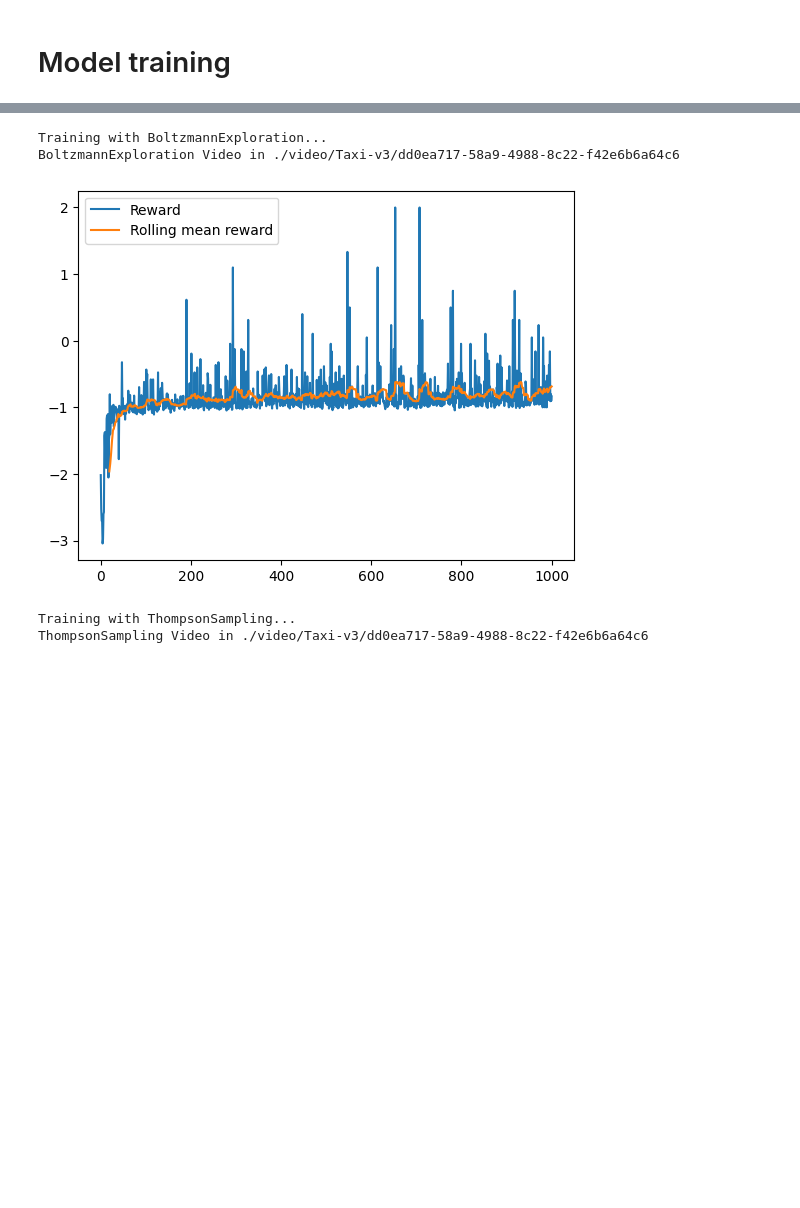
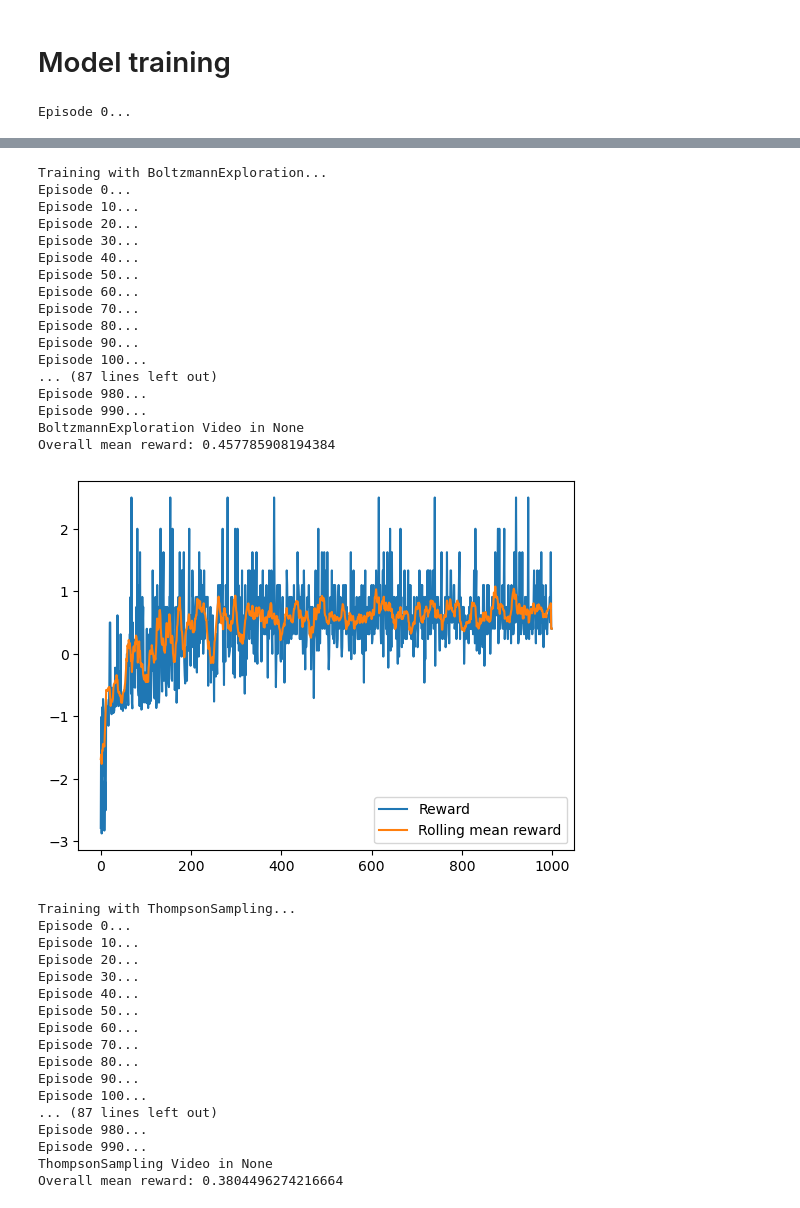
Before and after one commit to shmnrr/CS4049_ASS2, a Jupyter notebook: assessment2.ipynb, the cells around one changed output, grey strips where cells are left out. Drawn from its saved outputs; the diff is of its cells as text; code cells hidden in the pictures; blank space fills up the shorter version.

```diff
--- a/assessment2.ipynb
+++ b/assessment2.ipynb
@@ -50,7 +50,7 @@ class QTable:
     - learning_rate (float): The learning rate for updating Q-values (default is 0.3).
     - discount_factor (float): The discount factor for future rewards in Q-value updates (default is 0.7).
     """
-    def __init__(self, action_space: int, state_space: int, learning_rate: float = 0.3, discount_factor: float = 0.7):
+    def __init__(self, action_space: int, state_space: int, learning_rate: float = 1, discount_factor: float = 0.3):
         # Initialize the Q-table with random values
         self.q = np.random.random((state_space, action_space))
         self.alpha = learning_rate  # Learning rate for Q-value updates
@@ -58,7 +58,7 @@ class QTable:
 
     def update(
         self, states: typing.List[int], next_states: typing.List[int],
-        actions_taken: typing.List[int], rewards: typing.List[float]
+        actions_taken: typing.List[int], rewards: typing.List[float], done: typing.List[bool]
     ):
         """
         Update Q-values based on experienced transitions.
@@ -68,6 +68,7 @@ class QTable:
         - next_states (List[int]): List of next states.
         - actions_taken (List[int]): List of actions taken.
         - rewards (List[float]): List of rewards received.
+        - done (List[int]): List of states if done.
         """
         for i in range(len(states)):
             state = states[i]
@@ -76,9 +77,12 @@ class QTable:
             reward = rewards[i]
 
             # Q-value update using the Q-learning formula
-            self.q[state][action_taken] = self.q[state][action_taken] + self.alpha * (
-                reward + self.gamma * self.max_reward(next_state) - self.q[state][action_taken]
+            if not done[i]:
+                self.q[state][action_taken] = self.q[state][action_taken] + self.alpha * (
+                    reward + self.gamma * self.max_reward(next_state) - self.q[state][action_taken]
             )
+            else:
+                self.q[state][action_taken] = reward
 
     def max_reward(self, state: int) -> float:
         """
@@ -215,9 +241,9 @@ class UpperConfidenceBound:
     Parameters:
     - action_space (int): The number of possible actions in the environment.
     - state_space (int): The number of possible states in the environment.
-    - p_decay (float): The parameter controlling the exploration-exploitation balance (default is 4.0).
+    - p_decay (float): The parameter controlling the exploration-exploitation balance (default is 0.01).
     """
-    def __init__(self, action_space: int, state_space: int, p_decay: float = 4.0):
+    def __init__(self, action_space: int, state_space: int, p_decay: float = 0.01):
         self.p_decay = p_decay  # Parameter controlling exploration-exploitation balance
         self.t = 1  # Time step
         self.action_space = action_space  # Number of possible actions
@@ -282,7 +308,7 @@ class BoltzmannExploration:
         probabilities /= np.sum(probabilities)
 
         # Choose an action based on the calculated probabilities
-        action = np.random.choice(self.action_space, p=probabilities)
+        action = np.argmax(probabilities)
 
         return action
 # %%
@@ -415,13 +446,13 @@ def learn(env, num_episodes: int, selection_method, learning_method, print_episo
 env, folder_name = create_environment("Taxi-v3", False)
 
 # Train the agent using Upper Confidence Bound for action selection and QNeural for learning
-rewards = learn(env, 100, UpperConfidenceBound, QNeural, print_episodes = True)
+rewards, model = learn(env, 10, 10000, EpsilonGreedy, QNeural, print_nth_episode=1)
 
 # Display information about video recording folder
 print(f"Video in {folder_name}")
 
 # Calculate rolling mean of rewards for smoother visualization
-window = 20
+window = 10
 average_reward = []
 for _ in range(window - 1):
     average_reward.insert(0, np.nan)
@@ -433,20 +464,27 @@ plt.plot(rewards, label="Reward")
 plt.plot(average_reward, label="Rolling mean reward")
 plt.legend()
 plt.show()
+# %% [output]
+Episode 0...
 # %%
-def train_and_plot(env, num_episodes, action_selections, learning_method, window=20):
+def train_and_plot(env, num_episodes, max_steps_per_episode, action_selections, learning_method, window=10):
+    models = []
     for action_selection in action_selections:
         print(f"Training with {action_selection.__name__}...")
         # Train the agent using the specified action selection method and learning method
-        rewards = learn(env, num_episodes, action_selection, learning_method)
+        rewards, model = learn(env, num_episodes, max_steps_per_episode, action_selection, learning_method, window)
+        models.append(model)
 
         # Display information about video recording folder
         print(f"{action_selection.__name__} Video in {folder_name}")
 
         # Calculate rolling mean of rewards for smoother visualization
-        average_reward = [np.nan]*(window - 1)
-        for x in range(len(rewards) - window + 1):
+        average_reward = []
+        for x in range(len(rewards)):
             average_reward.append(np.mean(rewards[x:x+window]))
+
+        overall_mean_reward = np.mean(rewards)
+        print(f"Overall mean reward: {overall_mean_reward}")
 
         # Plot the rewards and rolling mean rewards
         plt.plot(rewards, label="Reward")
@@ -455,12 +493,12 @@ def train_and_plot(env, num_episodes, action_selections, learning_method, window
         plt.show()
 
 # Create the environment with video recording
-env, folder_name = create_environment("Taxi-v3", True)
+env, folder_name = create_environment("Taxi-v3", False)
 
 # List of action selection methods
 action_selections = [EpsilonGreedy, UpperConfidenceBound, BoltzmannExploration, ThompsonSampling]
 
 # Call the function
-train_and_plot(env, 1001, action_selections, QTable)
+models = train_and_plot(env, 1000, 100000, action_selections, QTable)
 # %% [output]
 Training with EpsilonGreedy...
@@ -472,5 +540,35 @@ UpperConfidenceBound Video in ./video/Taxi-v3/dd0ea717-58a9-4988-8c22-f42e6b6a64
 Training with BoltzmannExploration...
-BoltzmannExploration Video in ./video/Taxi-v3/dd0ea717-58a9-4988-8c22-f42e6b6a64c6
+Episode 0...
+Episode 10...
+Episode 20...
+Episode 30...
+Episode 40...
+Episode 50...
+Episode 60...
+Episode 70...
+Episode 80...
+Episode 90...
+Episode 100...
+... (87 lines left out)
+Episode 980...
+Episode 990...
+BoltzmannExploration Video in None
+Overall mean reward: 0.457785908194384
-[figure, old version]
+[figure, new version]
 Training with ThompsonSampling...
-ThompsonSampling Video in ./video/Taxi-v3/dd0ea717-58a9-4988-8c22-f42e6b6a64c6
+Episode 0...
+Episode 10...
+Episode 20...
+Episode 30...
+Episode 40...
+Episode 50...
+Episode 60...
+Episode 70...
+Episode 80...
+Episode 90...
+Episode 100...
+... (87 lines left out)
+Episode 980...
+Episode 990...
+ThompsonSampling Video in None
+Overall mean reward: 0.3804496274216664
```
Also changed, not shown: parts of 4 cells of this notebook.
